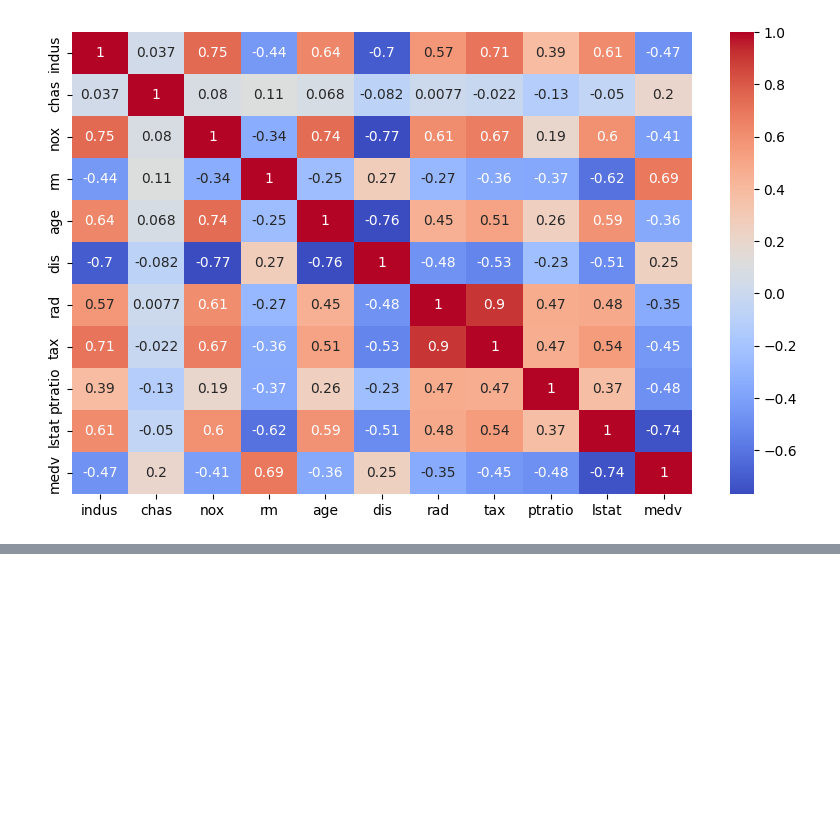
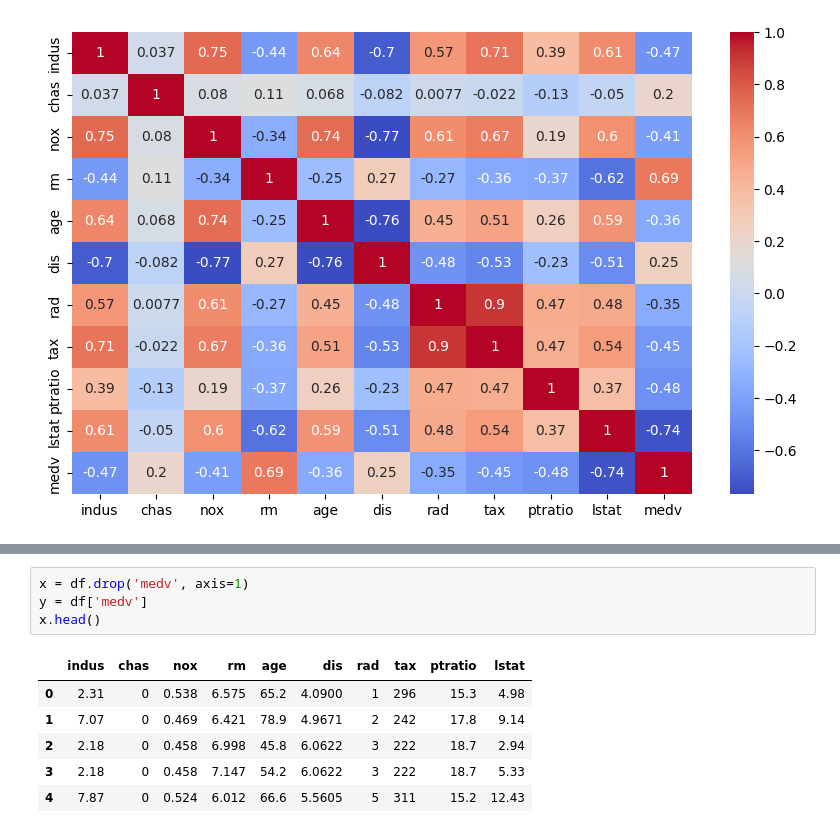
Before and after one commit to Faweenagua/ML-Regression-Projects, a Jupyter notebook: Housing Price Prediction/housingPricePrediction.ipynb, the cells around one changed output, grey strips where cells are left out. Drawn from its saved outputs; the diff is of its cells as text; blank space fills up the shorter version.

```diff
--- a/Housing Price Prediction/housingPricePrediction.ipynb
+++ b/Housing Price Prediction/housingPricePrediction.ipynb
@@ -61,0 +86,11 @@ plt.show()
+# %%
+x = df.drop('medv', axis=1)
+y = df['medv']
+x.head()
+# %% [output]
+|  | indus | chas | nox | rm | age | dis | rad | tax | ptratio | lstat |
+| 0 | 2.31 | 0 | 0.538 | 6.575 | 65.2 | 4.0900 | 1 | 296 | 15.3 | 4.98 |
+| 1 | 7.07 | 0 | 0.469 | 6.421 | 78.9 | 4.9671 | 2 | 242 | 17.8 | 9.14 |
+| 2 | 2.18 | 0 | 0.458 | 6.998 | 45.8 | 6.0622 | 3 | 222 | 18.7 | 2.94 |
+| 3 | 2.18 | 0 | 0.458 | 7.147 | 54.2 | 6.0622 | 3 | 222 | 18.7 | 5.33 |
+| 4 | 7.87 | 0 | 0.524 | 6.012 | 66.6 | 5.5605 | 5 | 311 | 15.2 | 12.43 |
```
Also changed, not shown: parts of 9 cells of this notebook.
